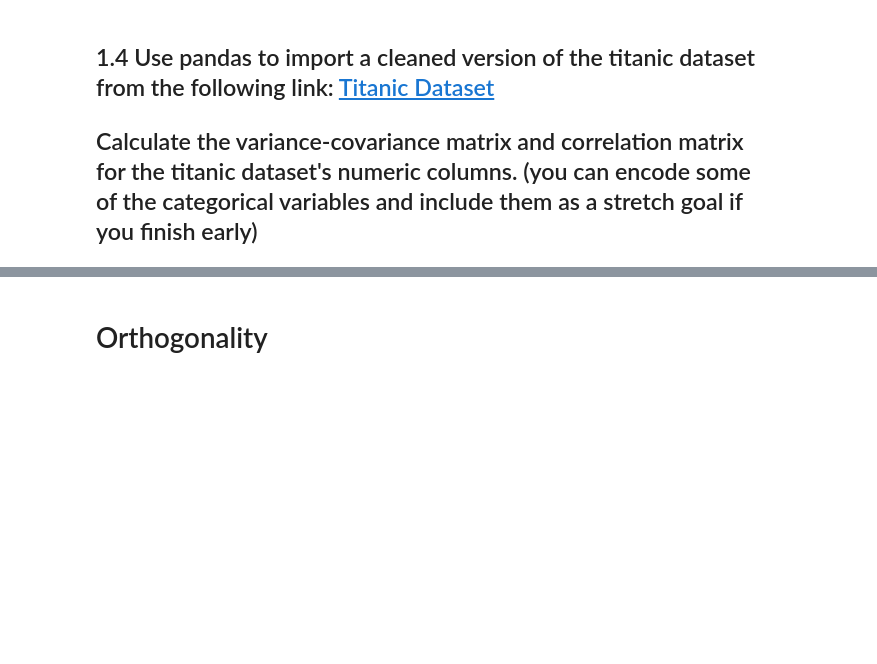
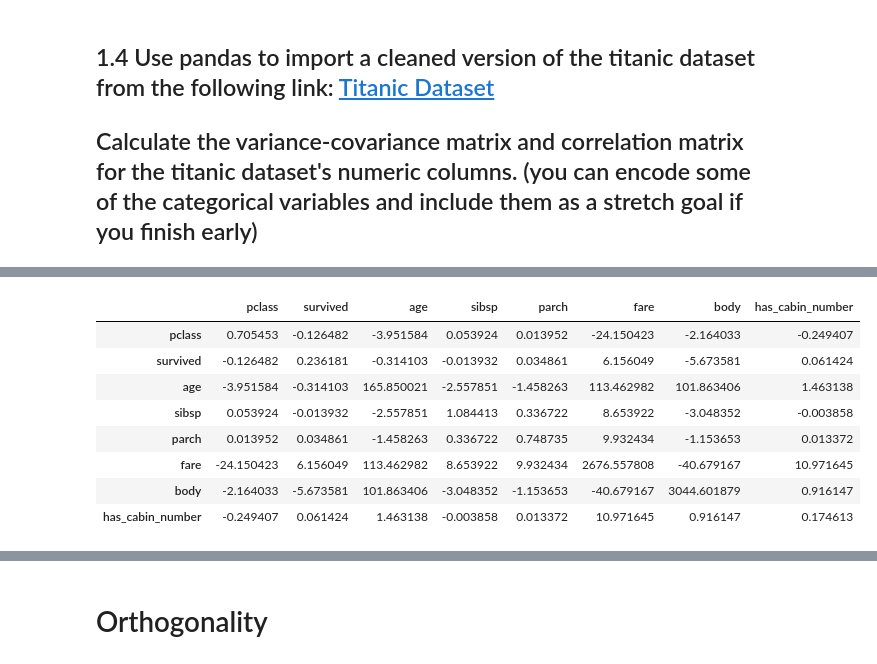
Before and after one commit to ahvblackwelltech/DS-Unit-1-Sprint-3-Linear-Algebra, a Jupyter notebook: module2-intermediate-linear-algebra/Ahvi_Blackwell_LS_DS_132_Intermediate_Linear_Algebra_Assignment.ipynb, the cells around one changed output, grey strips where cells are left out. Saved outputs shown, nothing was run; the diff lists cells and outputs as text; code cells hidden in the pictures; blank space fills up the shorter version.

```diff
--- a/module2-intermediate-linear-algebra/Ahvi_Blackwell_LS_DS_132_Intermediate_Linear_Algebra_Assignment.ipynb
+++ b/module2-intermediate-linear-algebra/Ahvi_Blackwell_LS_DS_132_Intermediate_Linear_Algebra_Assignment.ipynb
@@ -14,0 +174,13 @@
+# %%
+# The Variance/Covariance
+titanic.cov()
+# %% [output]
+|  | pclass | survived | age | sibsp | parch | fare | body | has_cabin_number |
+| pclass | 0.705453 | -0.126482 | -3.951584 | 0.053924 | 0.013952 | -24.150423 | -2.164033 | -0.249407 |
+| survived | -0.126482 | 0.236181 | -0.314103 | -0.013932 | 0.034861 | 6.156049 | -5.673581 | 0.061424 |
+| age | -3.951584 | -0.314103 | 165.850021 | -2.557851 | -1.458263 | 113.462982 | 101.863406 | 1.463138 |
+| sibsp | 0.053924 | -0.013932 | -2.557851 | 1.084413 | 0.336722 | 8.653922 | -3.048352 | -0.003858 |
+| parch | 0.013952 | 0.034861 | -1.458263 | 0.336722 | 0.748735 | 9.932434 | -1.153653 | 0.013372 |
+| fare | -24.150423 | 6.156049 | 113.462982 | 8.653922 | 9.932434 | 2676.557808 | -40.679167 | 10.971645 |
+| body | -2.164033 | -5.673581 | 101.863406 | -3.048352 | -1.153653 | -40.679167 | 3044.601879 | 0.916147 |
+| has_cabin_number | -0.249407 | 0.061424 | 1.463138 | -0.003858 | 0.013372 | 10.971645 | 0.916147 | 0.174613 |
```
Also changed, not shown: parts of 28 cells of this notebook.
